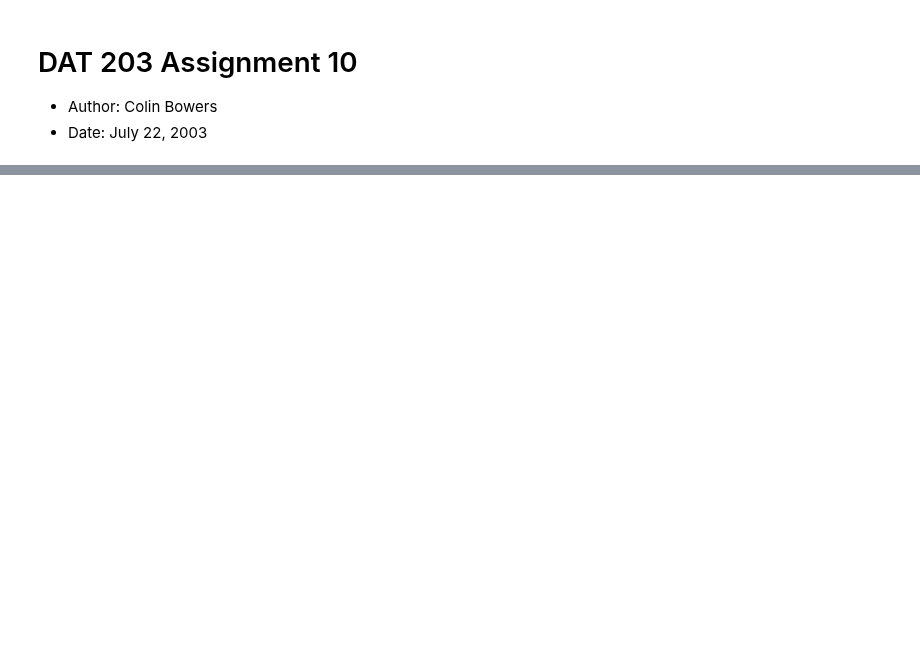
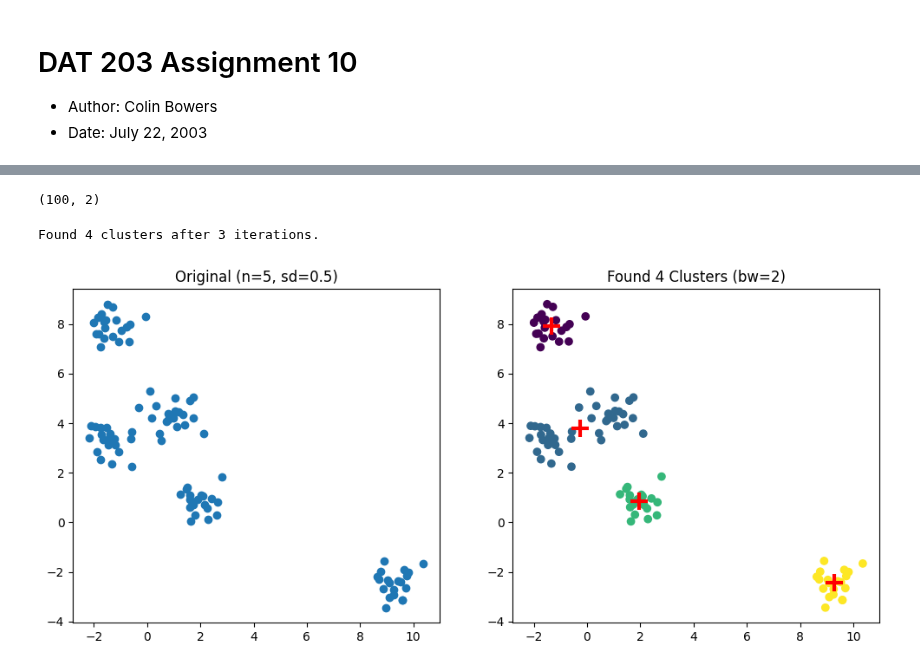
Before and after one commit to straylight77/data-sci-learning, a Jupyter notebook: dat203/lab10.ipynb, the cells around one changed output, grey strips where cells are left out. Saved outputs shown, nothing was run; the diff lists cells and outputs as text; code cells hidden in the pictures; blank space fills up the shorter version.

```diff
--- a/dat203/lab10.ipynb
+++ b/dat203/lab10.ipynb
@@ -25,8 +101,33 @@ def make_random_blobs(num_centers, center_sd):
         cluster_std = center_sd
     )
     return X
-# %%
-#X = make_random_blobs(5, 0.4)
-X = make_random_blobs(3, 0.3)
-df = pd.DataFrame(X, columns=["feature1", "feature2"])
+# %%
+def plot_results(X, y, centers, bw):
+    plt.figure(figsize=(12,5))
+
+    plt.subplot(1, 2, 1)
+    plt.scatter(X[:, 0], X[:, 1])
+    plt.title(f"Original (n={n}, sd={sd})")
+
+    plt.subplot(1, 2, 2)
+    plt.scatter(x=X[:,0], y=X[:,1], c=y)
+    plt.scatter(centers[:,0], centers[:,1], c="red", marker="+", s=200, lw=3)
+    plt.title(f"Found {len(centers)} Clusters (bw={bw})")
+
+    plt.show()
+# %%
+n = 5
+sd = 0.5
+
+pts = make_random_blobs(n, sd)
+pts.shape
+# %% [output]
+(100, 2)
+# %%
+r = 2
+centers, y = find_clusters(pts, r, verbose=1)
+plot_results(pts, y, centers, r)
+# %% [output]
+Found 4 clusters after 3 iterations.
+[figure, added]
 # %%
```
Also changed, not shown: parts of 18 cells of this notebook.
